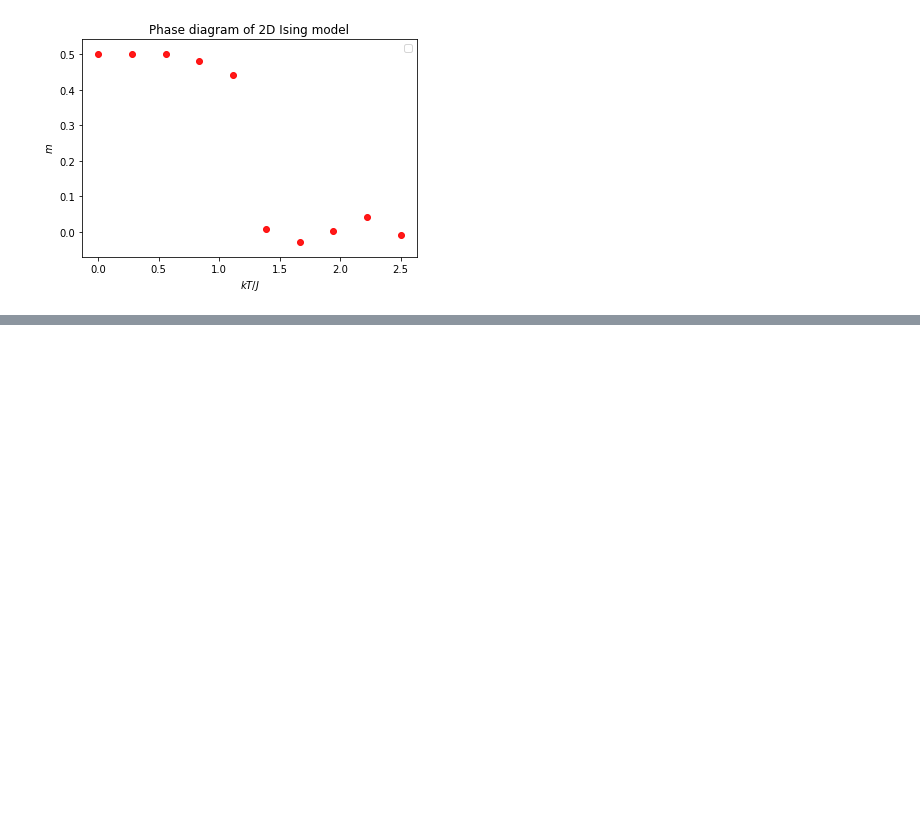
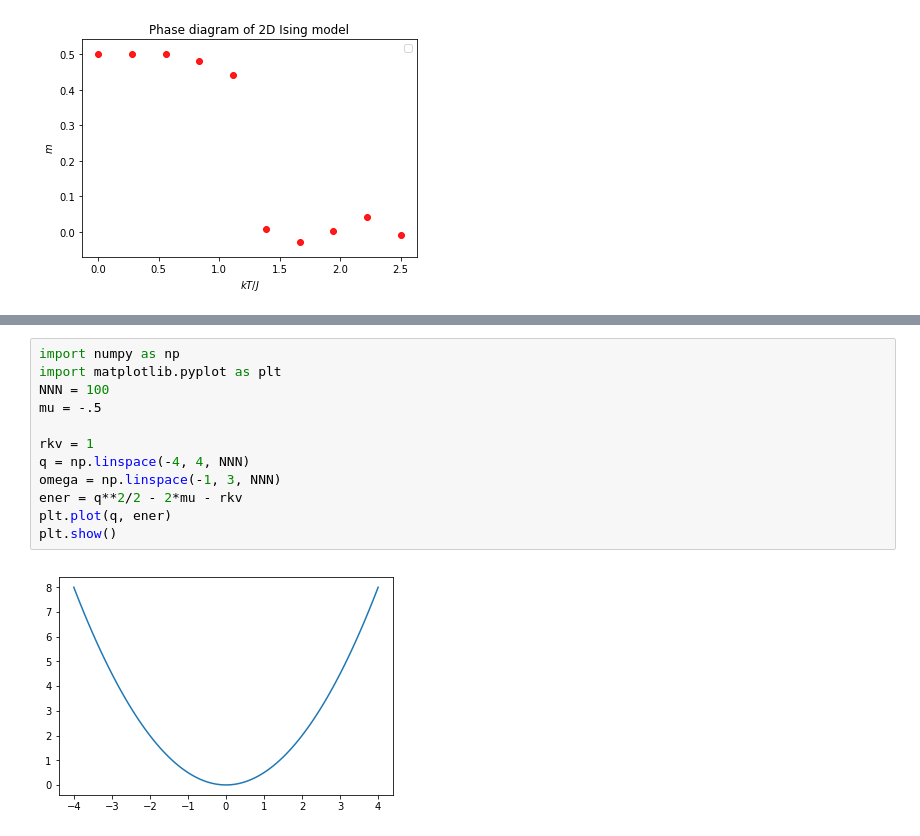
Before and after one commit to phyer219/jupyter_notebook_backup, a Jupyter notebook: jupyter_notebook/ZQW/draft.ipynb, the cells around one changed output, grey strips where cells are left out. Saved outputs shown, nothing was run; the diff lists cells and outputs as text; blank space fills up the shorter version.

```diff
--- a/jupyter_notebook/ZQW/draft.ipynb
+++ b/jupyter_notebook/ZQW/draft.ipynb
@@ -299,0 +314,14 @@ No handles with labels found to put in legend.
+# %%
+import numpy as np
+import matplotlib.pyplot as plt
+NNN = 100
+mu = -.5
+
+rkv = 1
+q = np.linspace(-4, 4, NNN)
+omega = np.linspace(-1, 3, NNN)
+ener = q**2/2 - 2*mu - rkv
+plt.plot(q, ener)
+plt.show()
+# %% [output]
+[figure, added]
```
Also changed, not shown: parts of 2 cells of this notebook, 8 other files.
